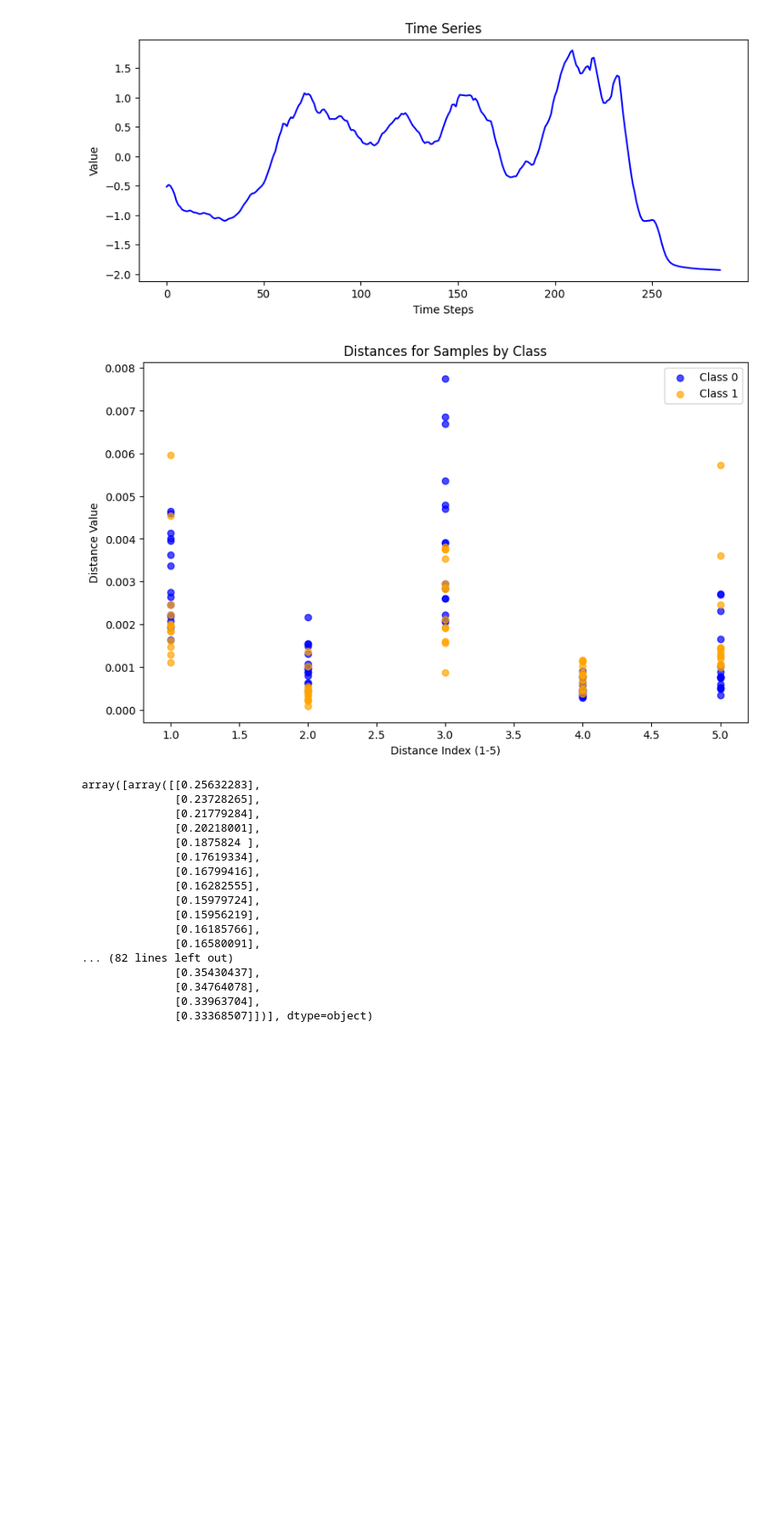
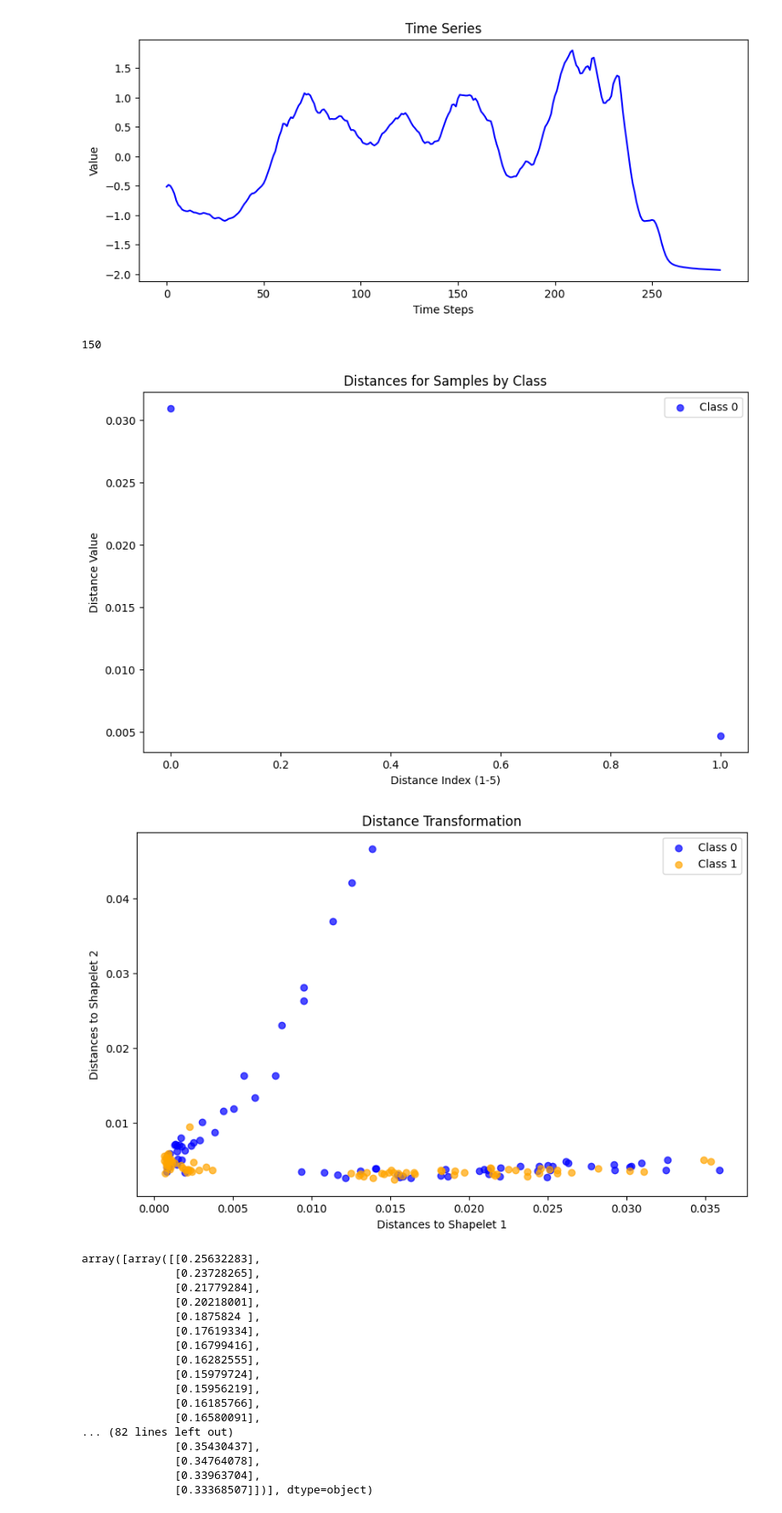
Before and after one commit to FabianWylczoch/XAI-for-Time-Series, a Jupyter notebook: LearningShapelets.ipynb, the cells around one changed output. Shown: that part at 85% size. Saved outputs shown, nothing was run; the diff lists cells and outputs as text; code cells hidden in the pictures; blank space fills up the shorter version.

```diff
--- a/LearningShapelets.ipynb
+++ b/LearningShapelets.ipynb
@@ -69,10 +80,14 @@ distances = model.transform(test_x_scaled)
 distances_with_label = []
 for i in range(len(distances)):
     distances_with_label.append([distances[i], test_y[i]])
+# %%
+len(distances_with_label)
+# %% [output]
+150
 # %%
 # Prepare data for plotting
-x = np.arange(1, 6)  # x-axis (1 to 5 for distances)
-class_0_distances = [sample[0] for sample in distances_with_label if sample[1] == 0]
+x = np.arange(0, 2)  # x-axis (1 to 5 for distances)
+class_0_distances = [sample[0] for sample in distances_with_label if sample[1] == 2]
 class_1_distances = [sample[0] for sample in distances_with_label if sample[1] == 1]
 
 # Plot the data
@@ -100,7 +115,39 @@ plt.ylabel("Distance Value")
 # Show plot
 plt.show()
 # %% [output]
-[figure, old version]
+[figure, new version]
+# %%
+# Prepare data for plotting
+x = np.arange(0, 2)  # x-axis (1 to 5 for distances)
+class_0_distances = [sample[0] for sample in distances_with_label if sample[1] == 2]
+class_1_distances = [sample[0] for sample in distances_with_label if sample[1] == 1]
+
+# Plot the data
+plt.figure(figsize=(10, 6))
+
+# Plot class 0
+for distances in class_0_distances:
+    plt.scatter(distances[0], distances[1], color='blue', alpha=0.7, label='Class 0')
+
+# Plot class 1
+for distances in class_1_distances:
+    plt.scatter(distances[0], distances[1], color='orange', alpha=0.7, label='Class 1')
+
+# Add legend
+# Prevent duplicate legend entries
+handles, labels = plt.gca().get_legend_handles_labels()
+by_label = dict(zip(labels, handles))
+plt.legend(by_label.values(), by_label.keys())
+
+# Customize plot
+plt.title("Distance Transformation")
+plt.xlabel("Distances to Shapelet 1")
+plt.ylabel("Distances to Shapelet 2")
+
+# Show plot
+plt.show()
+# %% [output]
+[figure, added]
 # %%
 model.shapelets_
 # %% [output]
```
Also changed, not shown: parts of 9 cells of this notebook, 3 other files.
